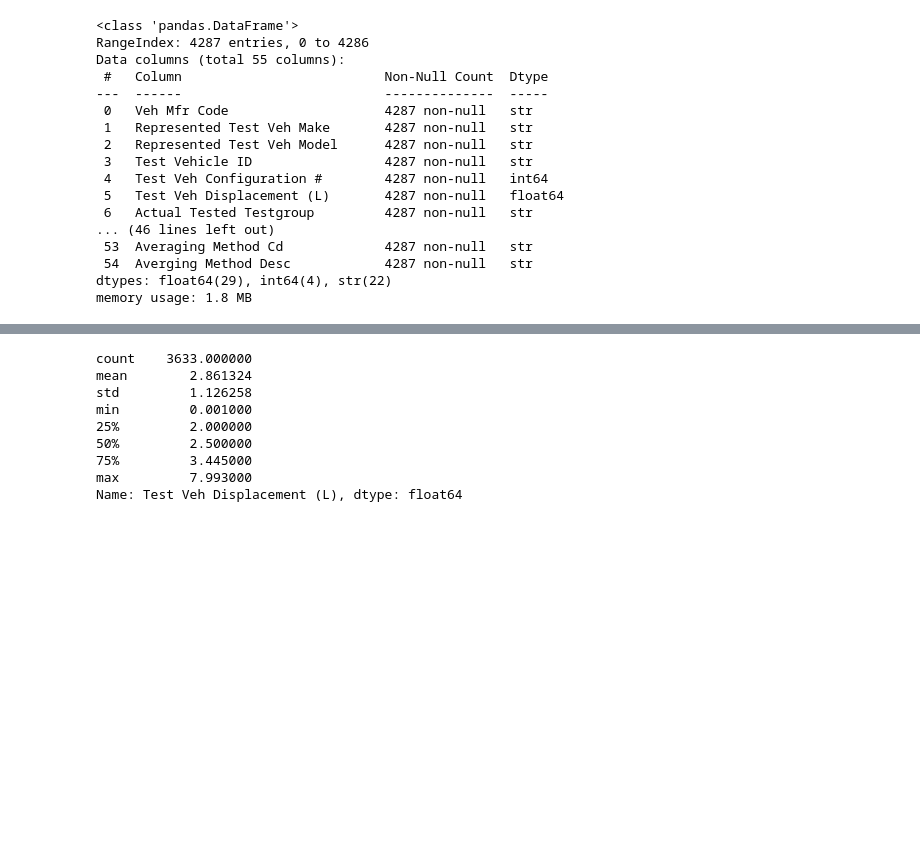
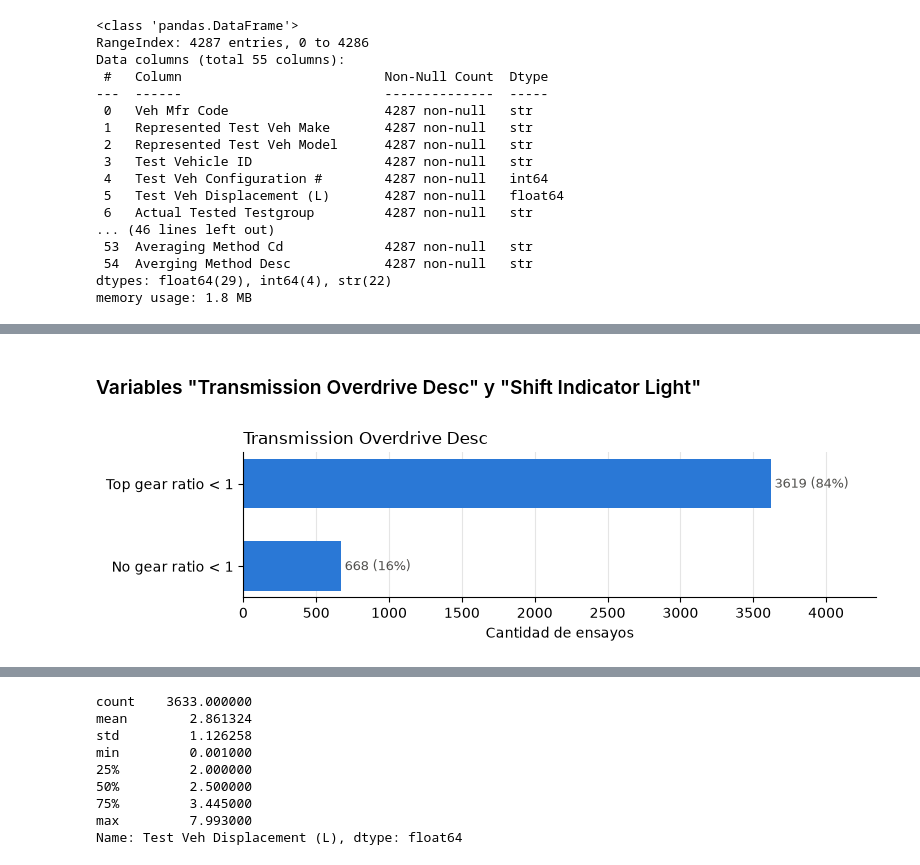
Before and after one commit to Sicant0/TPE-FundamentosDeCienciaDeDatos, a Jupyter notebook: entrega_final.ipynb, the cells around one changed output, grey strips where cells are left out. Saved outputs shown, nothing was run; the diff lists cells and outputs as text; code cells hidden in the pictures; blank space fills up the shorter version.

```diff
--- a/entrega_final.ipynb
+++ b/entrega_final.ipynb
@@ -90,0 +136,22 @@ memory usage: 1.8 MB
+# %% [markdown]
+### Variables "Transmission Overdrive Desc" y "Shift Indicator Light"
+# %%
+conteo = epa_cartest_clean["Transmission Overdrive Desc"].value_counts().sort_values()
+porc = conteo / conteo.sum()
+
+fig, ax = plt.subplots(figsize=(8, 2.4))
+ax.barh(conteo.index, conteo.values, color="#2a78d6", height=0.6)
+for y, (v, p) in enumerate(zip(conteo.values, porc.values)):
+    ax.text(v, y, f" {v} ({p:.0%})", va="center", fontsize=9, color="#52514e")
+
+ax.set_title("Transmission Overdrive Desc", loc="left")
+ax.set_xlabel("Cantidad de ensayos")
+ax.set_xlim(0, conteo.max() * 1.2)
+ax.grid(axis="x", color="#e5e5e5", linewidth=0.8)
+ax.set_axisbelow(True)
+ax.spines[["top", "right"]].set_visible(False)
+
+plt.tight_layout()
+plt.show()
+# %% [output]
+[figure, added]
```
Also changed, not shown: parts of 79 cells of this notebook.
